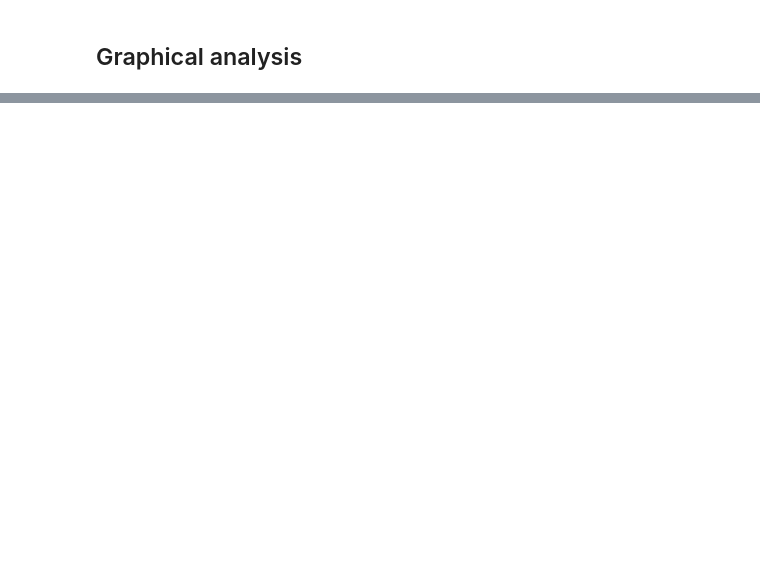
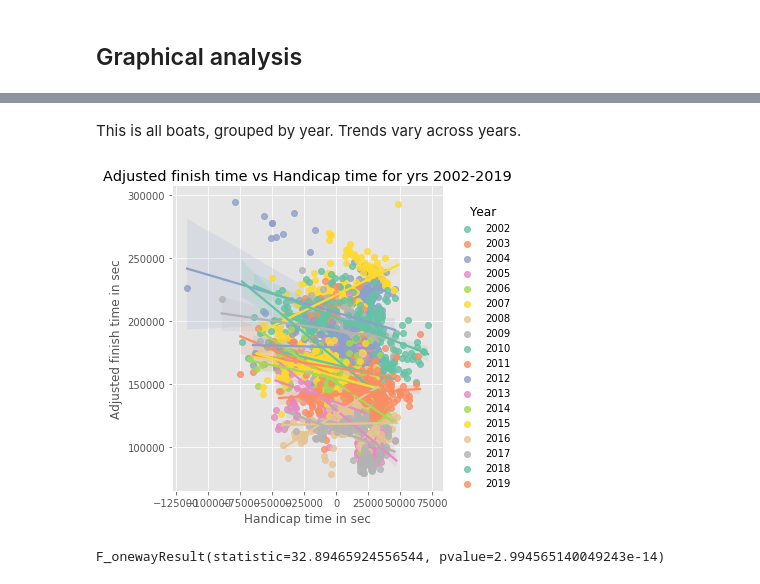
Before and after one commit to devens-mn/Devens_NYCDSA_Web_Scrape, a Jupyter notebook: Devens_NYCDSA_webscrape_v2.ipynb, the cells around one changed output, grey strips where cells are left out. Cells and saved outputs as stored; diff of their text form; code cells hidden in the pictures; blank space fills up the shorter version.

```diff
--- a/Devens_NYCDSA_webscrape_v2.ipynb
+++ b/Devens_NYCDSA_webscrape_v2.ipynb
@@ -290,0 +208,9 @@ NameError: name 'pd' is not defined
+# %% [markdown]
+This is all boats, grouped by year.  Trends vary across years.
+# %%
+g = sns.lmplot("crctn_in_sec", "cln_crrct_tm_sec", merge_sail_winsor, hue="Year", palette="Set2")
+g = (g.set_axis_labels("Handicap time in sec","Adjusted finish time in sec"))#.set(xlim=(0,10),ylim=(0,100)))
+plt.title("Adjusted finish time vs Handicap time for yrs 2002-2019")
+plt.show(g)
+# %% [output]
+[figure, added]
@@ -290,0 +221,4 @@ NameError: name 'pd' is not defined
+# %%
+stats.f_oneway(a, b, c)
+# %% [output]
+F_onewayResult(statistic=32.89465924556544, pvalue=2.994565140049243e-14)
```
Also changed, not shown: parts of 91 cells of this notebook.
